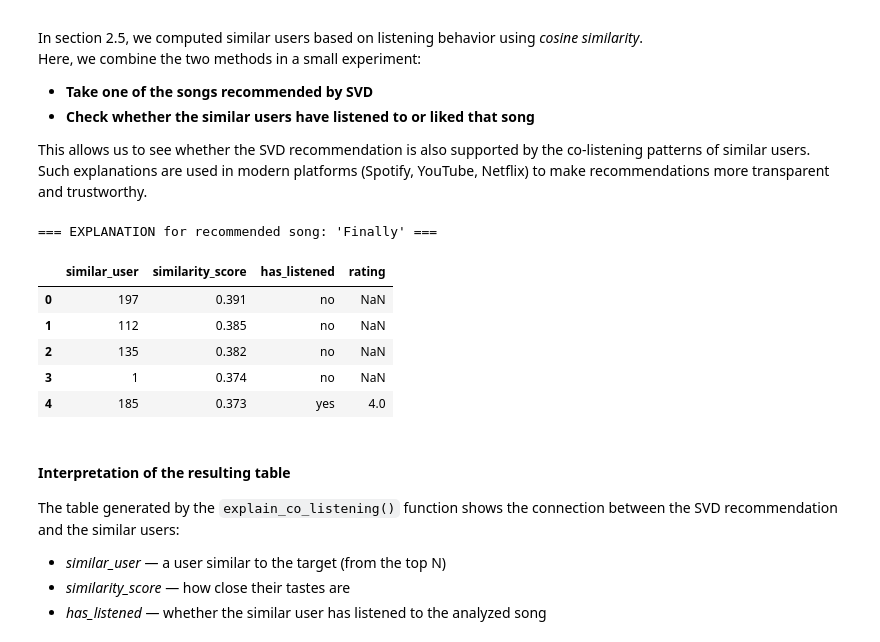
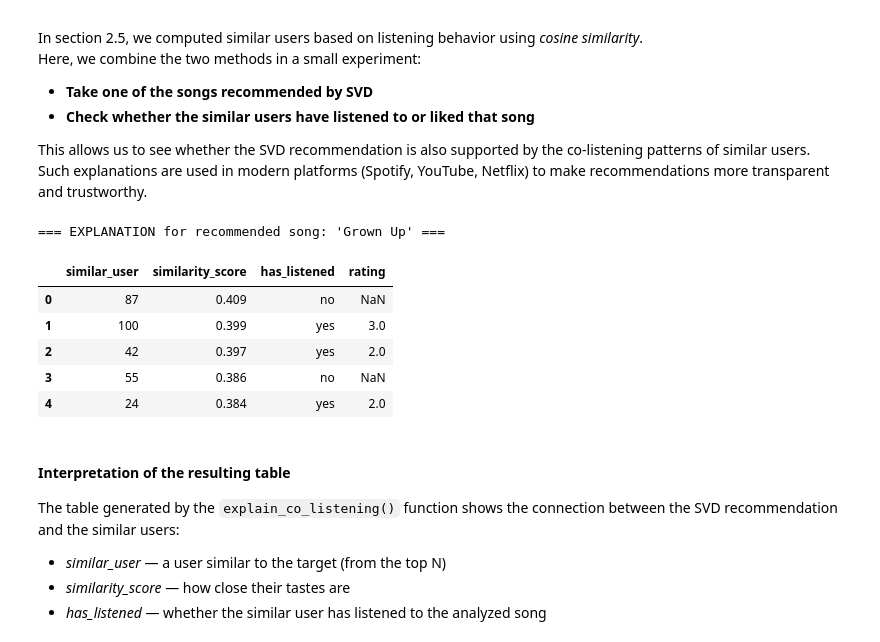
Before and after one commit to andra2602/Music-Recommendation-System-History, a Jupyter notebook: KaggleProiectAMI.ipynb, the cells around one changed output. Cells and saved outputs as stored; diff of their text form; code cells hidden in the pictures.

```diff
--- a/KaggleProiectAMI.ipynb
+++ b/KaggleProiectAMI.ipynb
@@ -1174,16 +1171,16 @@ def explain_co_listening(user_id, song_name, top_sim=5):
     print(f"\n=== EXPLANATION for recommended song: '{song_name}' ===\n")
     return explain_df
 # %%
-df_exp = explain_co_listening(15, "Finally")
+df_exp = explain_co_listening(15, "Grown Up")
 display(df_exp)
 # %% [output]
-=== EXPLANATION for recommended song: 'Finally' ===
+=== EXPLANATION for recommended song: 'Grown Up' ===
 |  | similar_user | similarity_score | has_listened | rating |
-| 0 | 197 | 0.391 | no | NaN |
-| 1 | 112 | 0.385 | no | NaN |
-| 2 | 135 | 0.382 | no | NaN |
-| 3 | 1 | 0.374 | no | NaN |
-| 4 | 185 | 0.373 | yes | 4.0 |
+| 0 | 87 | 0.409 | no | NaN |
+| 1 | 100 | 0.399 | yes | 3.0 |
+| 2 | 42 | 0.397 | yes | 2.0 |
+| 3 | 55 | 0.386 | no | NaN |
+| 4 | 24 | 0.384 | yes | 2.0 |
 # %% [markdown]
 #### Interpretation of the resulting table
 
```
Also changed, not shown: parts of 29 cells of this notebook.
